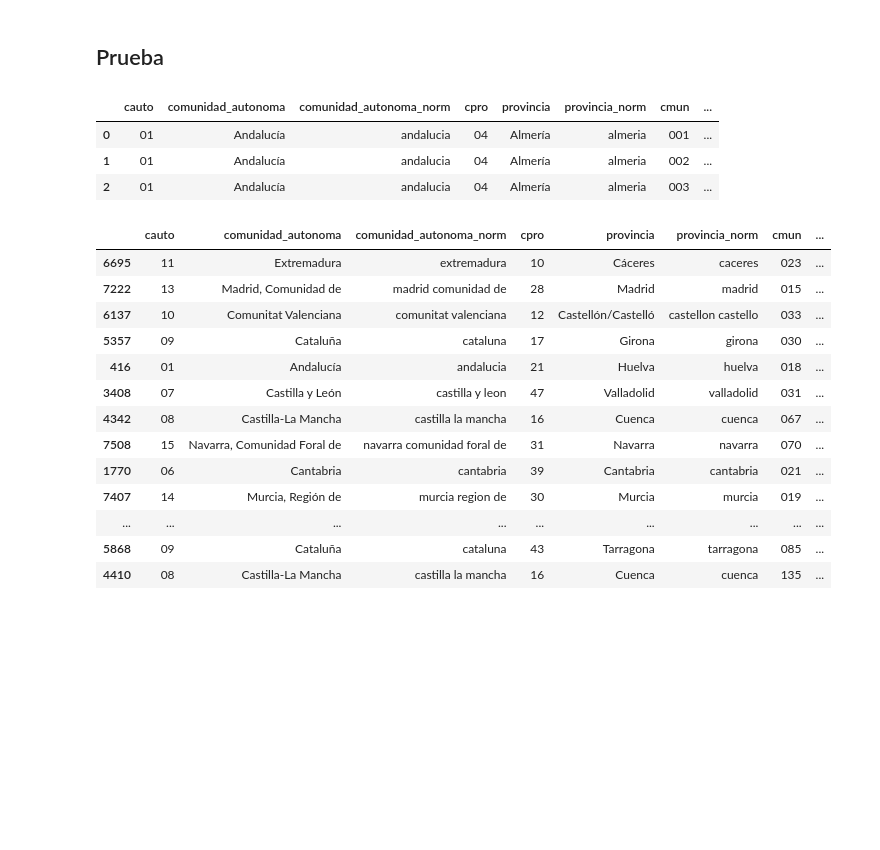
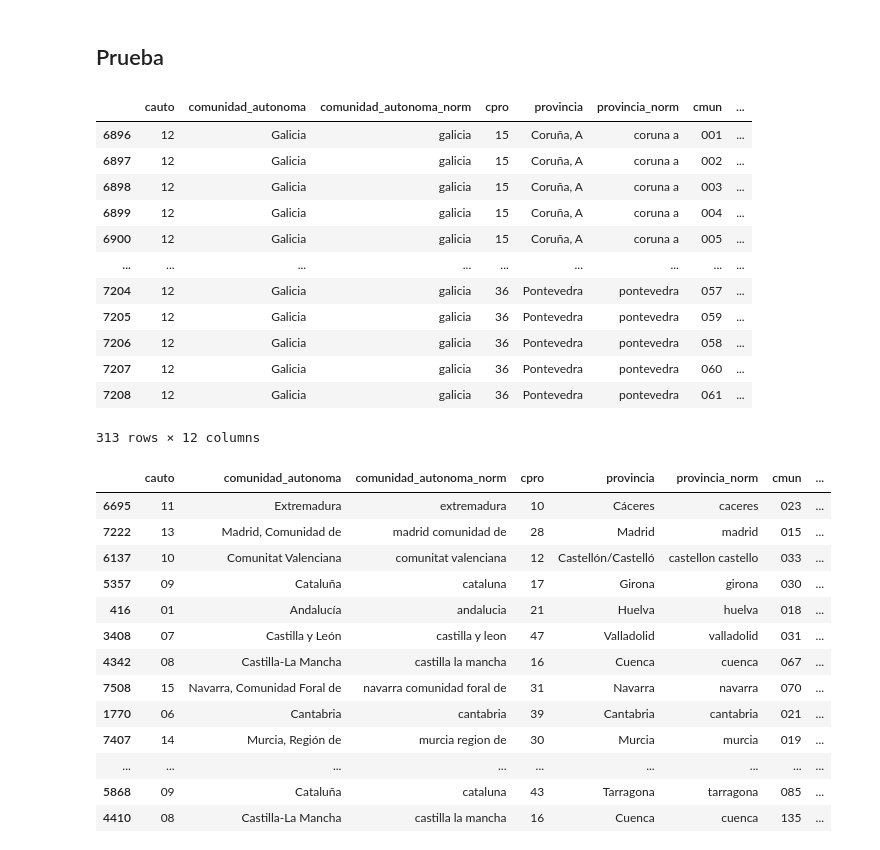
Before and after one commit to bererei/tfm-renewables-permitting-tracker, a Jupyter notebook: notebooks/06_tablas_referencia_ine.ipynb, the cells around one changed output. Drawn from its saved outputs; the diff is of its cells as text; code cells hidden in the pictures; blank space fills up the shorter version.

```diff
--- a/notebooks/06_tablas_referencia_ine.ipynb
+++ b/notebooks/06_tablas_referencia_ine.ipynb
@@ -321,8 +321,6 @@ def validate_dim_municipalities(
         raise ValueError(
             "Existen municipios con nombres administrativos o normalizados nulos."
         )
-# %% [markdown]
-## Prueba
 # %%
 municipios_ine_df = build_dim_municipalities(
     codine_path=BRONZE_DIR / "localizaciones_ine" / "codine_ccaaprovincia_20260614.csv",
@@ -335,13 +333,26 @@ save_parquet(
     municipios_ine_df,
     DIM_MUNICIPALITIES_PATH,
 )
-
-municipios_ine_df.head(3)
-# %% [output]
-|  | cauto | comunidad_autonoma | comunidad_autonoma_norm | cpro | provincia | provincia_norm | cmun | ... |
-| 0 | 01 | Andalucía | andalucia | 04 | Almería | almeria | 001 | ... |
-| 1 | 01 | Andalucía | andalucia | 04 | Almería | almeria | 002 | ... |
-| 2 | 01 | Andalucía | andalucia | 04 | Almería | almeria | 003 | ... |
+# %% [markdown]
+## Prueba
+# %%
+municipios_ine_df = pd.read_parquet(DIM_MUNICIPALITIES_PATH)
+
+municipios_ine_df.loc[municipios_ine_df["comunidad_autonoma_norm"]=="galicia"]
+# %% [output]
+|  | cauto | comunidad_autonoma | comunidad_autonoma_norm | cpro | provincia | provincia_norm | cmun | ... |
+| 6896 | 12 | Galicia | galicia | 15 | Coruña, A | coruna a | 001 | ... |
+| 6897 | 12 | Galicia | galicia | 15 | Coruña, A | coruna a | 002 | ... |
+| 6898 | 12 | Galicia | galicia | 15 | Coruña, A | coruna a | 003 | ... |
+| 6899 | 12 | Galicia | galicia | 15 | Coruña, A | coruna a | 004 | ... |
+| 6900 | 12 | Galicia | galicia | 15 | Coruña, A | coruna a | 005 | ... |
+| ... | ... | ... | ... | ... | ... | ... | ... | ... |
+| 7204 | 12 | Galicia | galicia | 36 | Pontevedra | pontevedra | 057 | ... |
+| 7205 | 12 | Galicia | galicia | 36 | Pontevedra | pontevedra | 059 | ... |
+| 7206 | 12 | Galicia | galicia | 36 | Pontevedra | pontevedra | 058 | ... |
+| 7207 | 12 | Galicia | galicia | 36 | Pontevedra | pontevedra | 060 | ... |
+| 7208 | 12 | Galicia | galicia | 36 | Pontevedra | pontevedra | 061 | ... |
+313 rows × 12 columns
 # %%
 municipios_homonimos = (
     municipios_ine_df.loc[
```
Also changed, not shown: 8 other files.
